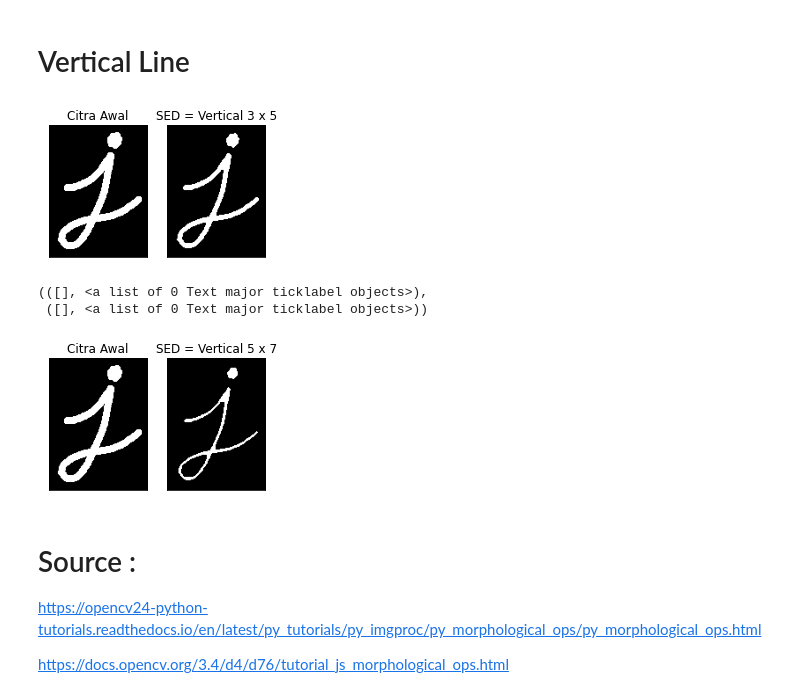
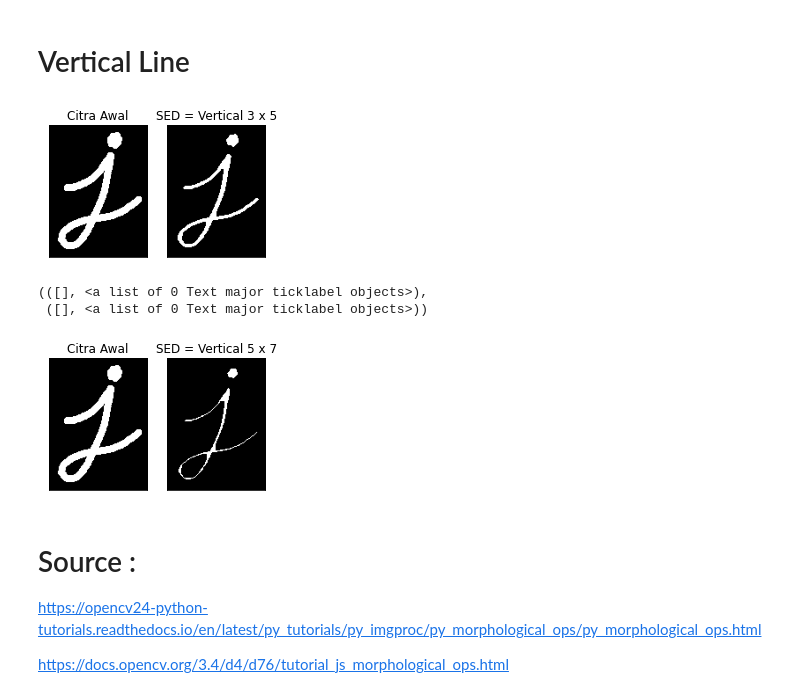
Before and after one commit to Zwarzen/PCVK_Genap_2022, a Jupyter notebook: week8.ipynb, the cells around one changed output. Saved outputs shown, nothing was run; the diff lists cells and outputs as text; code cells hidden in the pictures.

```diff
--- a/week8.ipynb
+++ b/week8.ipynb
@@ -149,29 +149,30 @@ plt.xticks([]), plt.yticks([])
 # %% [markdown]
 # Vertical Line
 # %%
-kernel_3x5 = np.ones((3,3),np.uint8)
-kernel_5x7 = np.ones((5,5),np.uint8)
+Line_vertikal3 = cv.getStructuringElement(cv.MORPH_RECT, (3,5)) # Kernel Line Vertical 1x3
+Line_vertikal5 = cv.getStructuringElement(cv.MORPH_RECT, (5,7)) # kernel Line Vertical 1x5
 
-erosi_3x5 = cv.erode(gambar_j,kernel_3x5,iterations = 1)
-erosi_5x7 = cv.erode(gambar_j,kernel_5x7,iterations = 1)
+# Operasi Erode Line Vertical
+erosi_3x5 = cv.erode(gambar_j,Line_vertikal3,iterations = 1)
+erosi_5x7 = cv.erode(gambar_j,Line_vertikal5,iterations = 1)
 
 plt.subplot(131), plt.imshow(gambar_j), plt.title('Citra Awal')
 plt.xticks([]), plt.yticks([])
 plt.subplot(132), plt.imshow(erosi_3x5), plt.title('SED = Vertical 3 x 5')
 plt.xticks([]), plt.yticks([])
 plt.show()
 
 plt.subplot(131), plt.imshow(gambar_j), plt.title('Citra Awal')
 plt.xticks([]), plt.yticks([])
 plt.subplot(132), plt.imshow(erosi_5x7), plt.title('SED = Vertical 5 x 7')
 plt.xticks([]), plt.yticks([])
 
 # Terlihat jika Vertical 3 x 5 lebih tebal daripada Vertical 5 x 7
 # %% [output]
 [figure]
 (([], <a list of 0 Text major ticklabel objects>),
  ([], <a list of 0 Text major ticklabel objects>))
-[figure, old version]
+[figure, new version]
 # %% [markdown]
 # Source :
 https://opencv24-python-tutorials.readthedocs.io/en/latest/py_tutorials/py_imgproc/py_morphological_ops/py_morphological_ops.html
```
Also changed, not shown: parts of 4 cells of this notebook.
